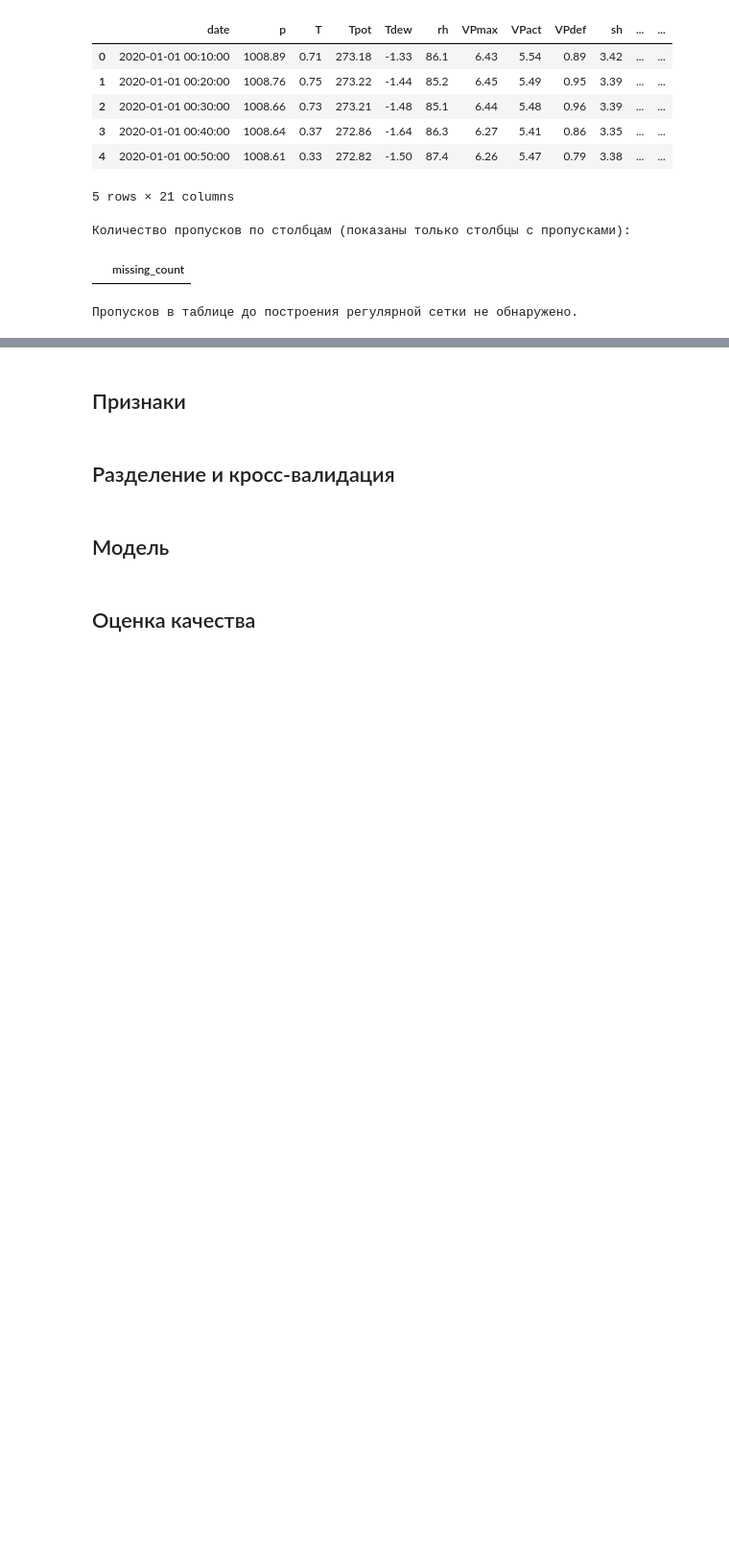
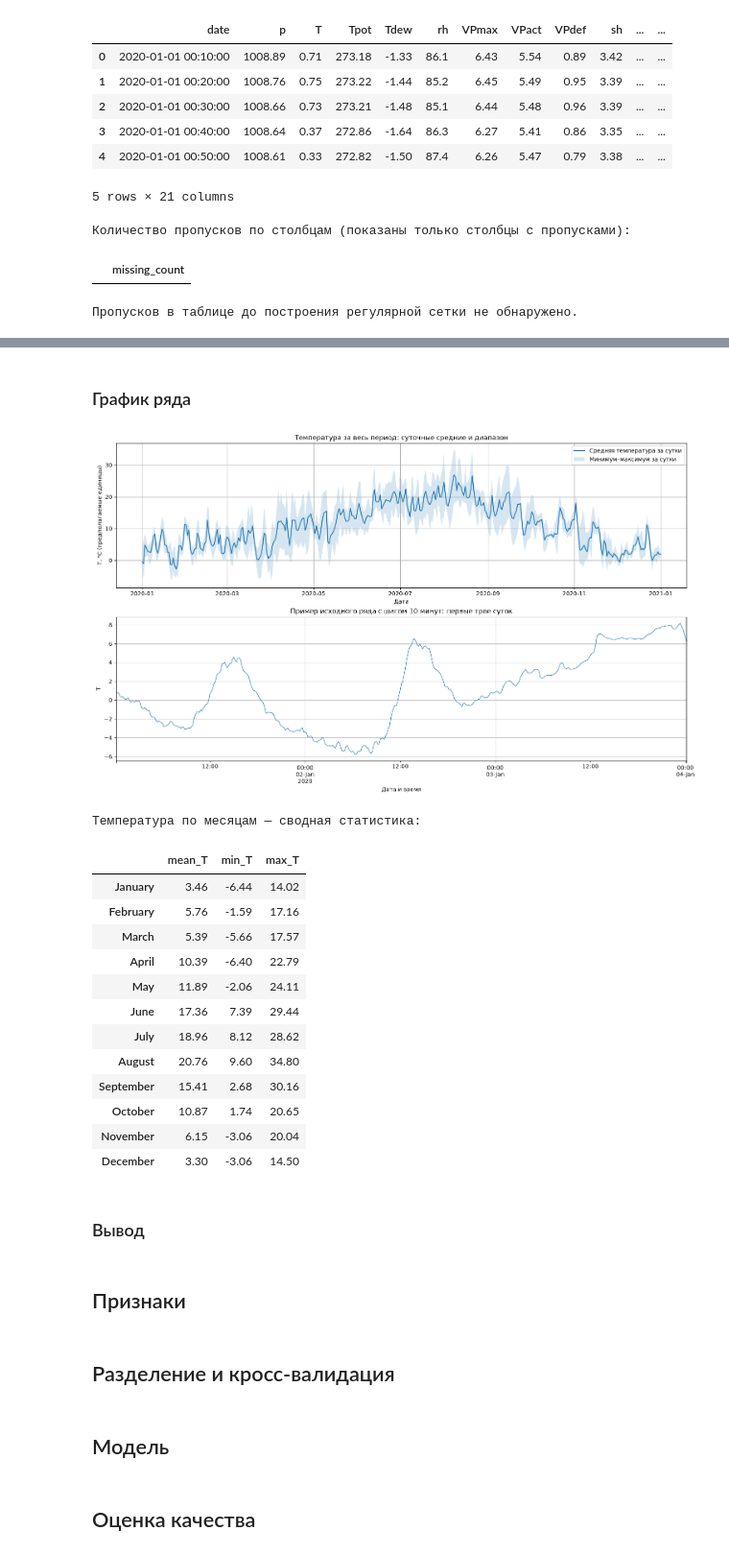
Before and after one commit to violllin/DOP_ML, a Jupyter notebook: dop.ipynb, the cells around one changed output, grey strips where cells are left out. Shown at 96% size. Cells and saved outputs as stored; diff of their text form; code cells hidden in the pictures; blank space fills up the shorter version.

```diff
--- a/dop.ipynb
+++ b/dop.ipynb
@@ -90,3 +140,49 @@ if not (missing_by_col > 0).any():
+# %% [markdown]
+### График ряда
+# %%
+fig, axes = plt.subplots(2, 1, figsize=(15, 9), constrained_layout=True)
+
+daily_mean = y.resample("D").mean()
+daily_min = y.resample("D").min()
+daily_max = y.resample("D").max()
+axes[0].plot(daily_mean.index, daily_mean.values, linewidth=1.5, label="Средняя температура за сутки")
+axes[0].fill_between(daily_mean.index, daily_min.values, daily_max.values, alpha=0.18, label="Минимум–максимум за сутки")
+axes[0].set_title("Температура за весь период: суточные средние и диапазон")
+axes[0].set_xlabel("Дата")
+axes[0].set_ylabel("T, °C (предполагаемые единицы)")
+axes[0].legend()
+
+start_slice = y.index[0]
+end_slice = start_slice + pd.Timedelta(days=3)
+y.loc[start_slice:end_slice].plot(ax=axes[1], linewidth=0.9)
+axes[1].set_title("Пример исходного ряда с шагом 10 минут: первые трое суток")
+axes[1].set_xlabel("Дата и время")
+axes[1].set_ylabel("T")
+plt.show()
+
+monthly_stats = y.groupby(y.index.month).agg(["mean", "min", "max"])
+monthly_stats.index = [pd.Timestamp(2000, m, 1).strftime("%B") for m in monthly_stats.index]
+monthly_stats.columns = ["mean_T", "min_T", "max_T"]
+print("Температура по месяцам — сводная статистика:")
+display(monthly_stats.round(2))
+# %% [output]
+[figure, added]
+Температура по месяцам — сводная статистика:
+|  | mean_T | min_T | max_T |
+| January | 3.46 | -6.44 | 14.02 |
+| February | 5.76 | -1.59 | 17.16 |
+| March | 5.39 | -5.66 | 17.57 |
+| April | 10.39 | -6.40 | 22.79 |
+| May | 11.89 | -2.06 | 24.11 |
+| June | 17.36 | 7.39 | 29.44 |
+| July | 18.96 | 8.12 | 28.62 |
+| August | 20.76 | 9.60 | 34.80 |
+| September | 15.41 | 2.68 | 30.16 |
+| October | 10.87 | 1.74 | 20.65 |
+| November | 6.15 | -3.06 | 20.04 |
+| December | 3.30 | -3.06 | 14.50 |
+# %% [markdown]
+### Вывод
 # %% [markdown]
 ## Признаки
 # %% [markdown]
```
Also changed, not shown: parts of 2 cells of this notebook.
